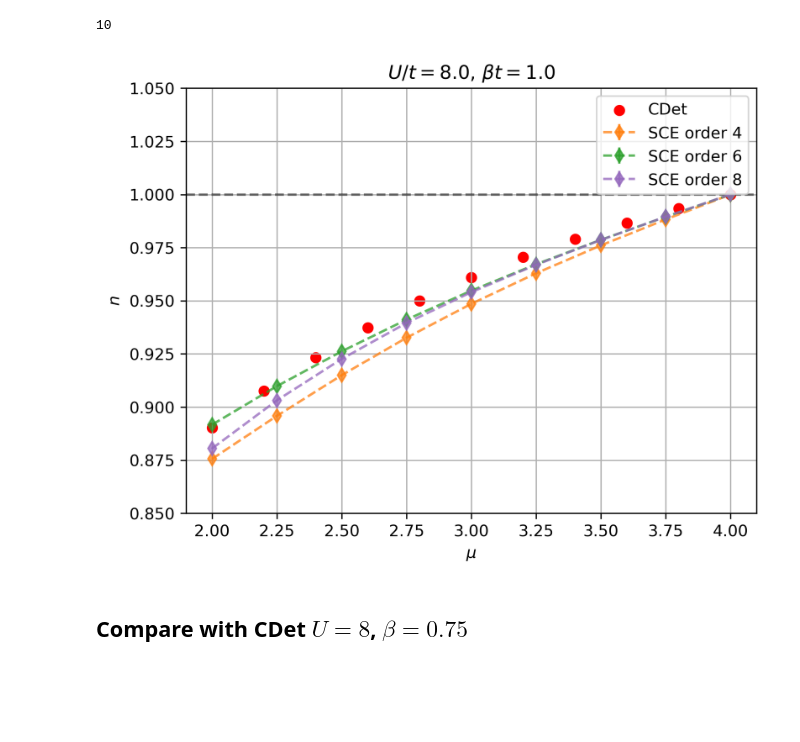
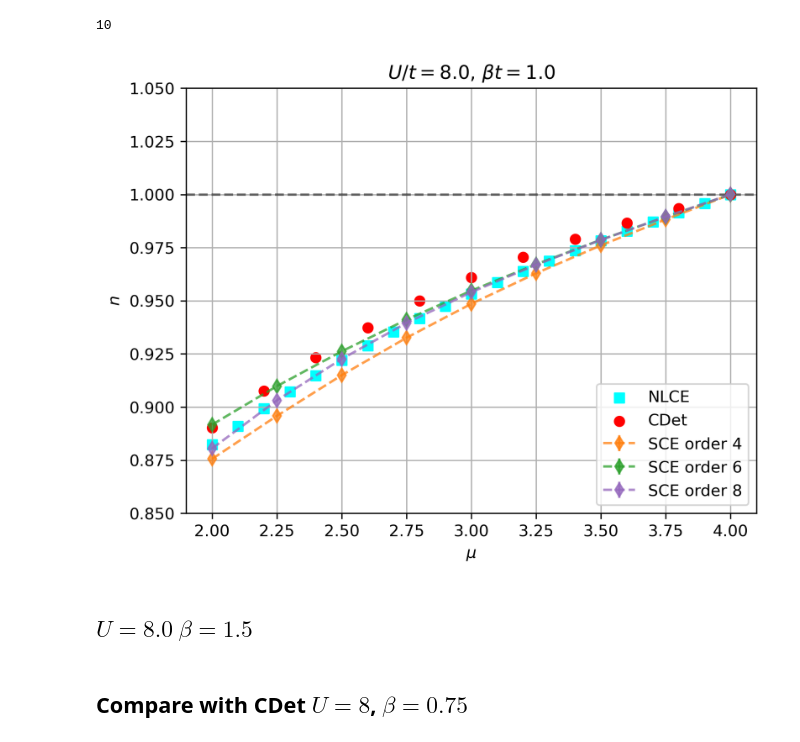
Before and after one commit to louishrm/strong_coupling_expansion, a Jupyter notebook: analytical/density_mu_beta.ipynb, the cells around one changed output. Cells and saved outputs as stored; diff of their text form; code cells hidden in the pictures; blank space fills up the shorter version.

Commit message:
density results

```diff
--- a/analytical/density_mu_beta.ipynb
+++ b/analytical/density_mu_beta.ipynb
@@ -142,6 +142,10 @@ padé_14 = pade_approx_batch(coeffs, (1,4))(1.0).real
 cdet_data = np.loadtxt('/Users/louissharma/Desktop/results_sc/benchmark/cdet_density_U=8.0_beta=1.0.dat')
 cdet_mus = cdet_data[:,0]
 cdet_n = cdet_data[:,1]
+
+nlce_data = np.loadtxt('/Users/louissharma/Desktop/results_sc/benchmark/density_vs_mu_nlce_U=8.0_beta=1.0.dat')
+nlce_mus = nlce_data[:,0]
+nlce_n = nlce_data[:,1]
 # %%
 idx = np.where(cdet_mus==2.0)[0][0]
 print(idx)
@@ -152,19 +156,21 @@ cdet_n = cdet_n[idx:]
 # %%
 plt.errorbar(mus, sum_4, yerr=error_sum_4, label='SCE order 4', marker='d', color='tab:orange', linestyle='--', alpha=0.75)
 plt.errorbar(mus, sum_6, yerr=error_sum_6, label='SCE order 6', marker='d', color='tab:green', linestyle='--', alpha=0.75)
 plt.errorbar(mus, sum_8, yerr=error_sum_8, label='SCE order 8', marker='d', color='tab:purple', linestyle='--', alpha=0.75)
+
+plt.scatter(nlce_mus, nlce_n, label='NLCE', color='cyan', marker = 's')
 
 plt.legend()
 plt.axhline(1.0, color='black', linestyle='--', alpha=0.5)
 
 plt.scatter(cdet_mus, cdet_n, label='CDet', color='red')
 
 plt.ylim(0.85, 1.05)
 
 plt.xlabel(r'$\mu$')
 plt.ylabel(r'$n$')
 plt.title(rf'$U/t={U}$, $\beta t={beta}$')
 plt.legend()
 plt.grid(True)
 # %% [output]
-[figure, old version]
+[figure, new version]
@@ -172,0 +177,2 @@ a_4, a_6, n_2(U,beta,mus), n_0(U,beta,mus)
+# %% [markdown]
+## $U = 8.0$ $\beta=1.5$
```
Also changed, not shown: parts of 4 cells of this notebook.
